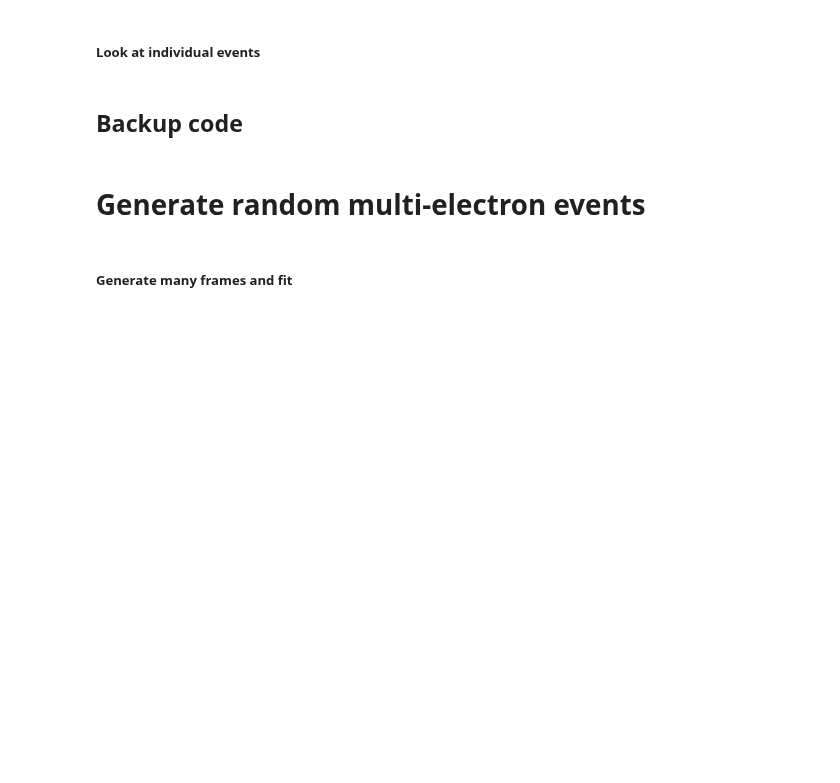
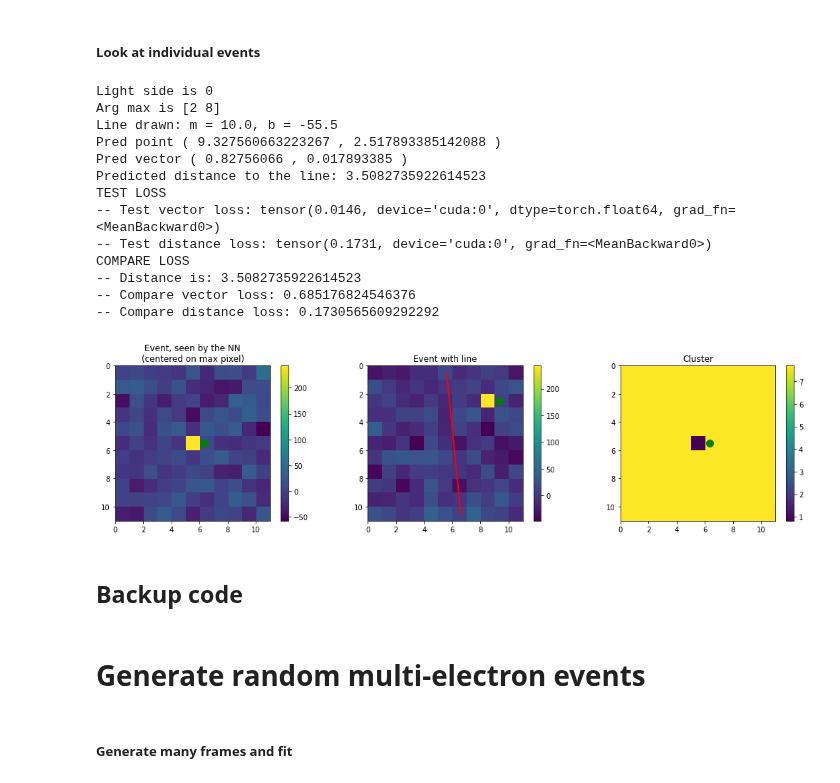
Before and after one commit to jerenner/emsim, a Jupyter notebook: notebooks/emsim_dataproc.ipynb, the cells around one changed output. Saved outputs shown, nothing was run; the diff lists cells and outputs as text; code cells hidden in the pictures; blank space fills up the shorter version.

```diff
--- a/notebooks/emsim_dataproc.ipynb
+++ b/notebooks/emsim_dataproc.ipynb
@@ -459,16 +448,16 @@ lrate       = 1e-3   # Learning rate to use in the training.
 load_model  = False   # Load an existing model
 tr.augment  = False  # Enable/disable data augmentation
 epoch_start = 0      # Number of initial epoch
-epoch_end   = 100    # Number of final epoch
-model_load_checkpoint = "{}/model_init_100.pt".format(modeldir)
+epoch_end   = 50    # Number of final epoch
+model_load_checkpoint = "{}/model_init_0.pt".format(modeldir)
 
 # Create the dataset.
-dataset_train = tr.RealFrameDataset("/home/jrenner/local/jerenner/emsim/notebooks/subimgs_580k_left.npz",
-                                    "/home/jrenner/local/jerenner/emsim/notebooks/subimgs_603k_right.npz",
-                                    0,500000)
-dataset_val = tr.RealFrameDataset("/home/jrenner/local/jerenner/emsim/notebooks/subimgs_580k_left.npz",
-                                  "/home/jrenner/local/jerenner/emsim/notebooks/subimgs_603k_right.npz",
-                                  500000,550000)
+dataset_train = tr.RealFrameDataset("/home/jrenner/local/jerenner/emsim/notebooks/subimgs_170k_left.npz",
+                                    "/home/jrenner/local/jerenner/emsim/notebooks/subimgs_173k_right.npz",
+                                    0,150000)
+dataset_val = tr.RealFrameDataset("/home/jrenner/local/jerenner/emsim/notebooks/subimgs_170k_left.npz",
+                                  "/home/jrenner/local/jerenner/emsim/notebooks/subimgs_173k_right.npz",
+                                  150000,170000)
 
 # Create the loaders.
 train_loader = DataLoader(dataset_train, batch_size=1000, shuffle=False, collate_fn=tr.my_collate_reg_line_realdata, num_workers=1)
@@ -479,7 +468,7 @@ model.cuda()
 
 optimizer = optim.Adam(model.parameters(), lr=lrate, betas=(0.9, 0.999), eps=1e-08, weight_decay=0, amsgrad=False)
 #optimizer = optim.RMSprop(model.parameters(), lr=lrate, weight_decay=1e-8, momentum=0.9)
-scheduler = optim.lr_scheduler.ReduceLROnPlateau(optimizer, 'min', patience=2)
+scheduler = optim.lr_scheduler.ReduceLROnPlateau(optimizer, 'min', patience=10)
 
 # Load the model from file.
 if(load_model):
@@ -508,6 +519,6 @@ model.eval()
 # %%
 # Look at individual events
-evt_plt = 7
+evt_plt = 31
 evt_item = dataset_train[evt_plt]
 evt_frame_cmax = np.array(evt_item[0])
 evt_frame      = np.array(evt_item[1])
@@ -517,11 +528,9 @@ evt_lside      = np.array(evt_item[4])
 evt_line_m     = evt_item[5]
 evt_line_b     = evt_item[6]
 print("Light side is",evt_lside)
+print("Arg max is",evt_argmax)
 
-# Compute the true row and col.
-row_true = evt_err[1] + evt_argmax[0] + 0.5
-col_true = evt_err[0] + evt_argmax[1] + 0.5
-print("True point (",col_true,",",row_true,")")
+evt_frame_cmax = np.copy(np.flip(evt_frame_cmax,axis=0))
 
 # Information for drawing the line.
 nrows = evt_frame.shape[0]
@@ -530,10 +539,6 @@ indices = np.indices((nrows,ncols))
 irows = indices[0]
 icols = indices[1]
 print("Line drawn: m = {}, b = {}".format(evt_line_m,evt_line_b))
-
-# Compute the distance from the true point to the line.
-dist_true = (evt_line_m*col_true - row_true + evt_line_b) / (evt_line_m**2 + 1)**0.5
-print("True distance to the line:",dist_true)
 
 # Run the model and compute the reconstructed point.
 data = torch.tensor(evt_frame_cmax).float().unsqueeze(0).unsqueeze(1).cuda()
@@ -554,14 +559,14 @@ fig.set_figwidth(18.0)
 
 ax1 = fig.add_subplot(131)
 plt.imshow(evt_frame_cmax,extent=[0,11,11,0])
-ax1.plot([evt_err[0]+5.5],[evt_err[1]+5.5],color='red',marker='*',markersize=10)
+#ax1.plot([evt_err[0]+5.5],[evt_err[1]+5.5],color='red',marker='*',markersize=10)
 ax1.plot([pred_err[0]+5.5],[pred_err[1]+5.5],color='green',marker='o',markersize=10)
 plt.colorbar()
 plt.title("Event, seen by the NN\n(centered on max pixel)")
 
 ax2 = fig.add_subplot(132)
 plt.imshow(evt_frame,extent=[0,11,11,0])
-ax2.plot([col_true],[row_true],color='red',marker='*',markersize=10)
+#ax2.plot([col_true],[row_true],color='red',marker='*',markersize=10)
 ax2.plot([col_pred],[row_pred],color='green',marker='o',markersize=10)
 plt.colorbar()
 plt.title("Event with line")
@@ -569,37 +574,52 @@ xfit = np.arange(0,ncols-1,0.1)
 yfit = evt_line_m*xfit + evt_line_b
 plt.plot(xfit[(yfit > 0) & (yfit < nrows)],yfit[(yfit > 0) & (yfit < nrows)],linewidth=2,color='red')
 
 # Compute a test loss
 batch_size = 1
 indices = np.indices((emnet.EVT_SIZE,emnet.EVT_SIZE))
 row_coords = torch.tensor(indices[0] + 0.5 - ((emnet.EVT_SIZE-1)/2 + 0.5)).repeat([batch_size,1,1]).cuda()
 col_coords = torch.tensor(indices[1] + 0.5 - ((emnet.EVT_SIZE-1)/2 + 0.5)).repeat([batch_size,1,1]).cuda()
 print("TEST LOSS")
 #loss_vec, loss_dist = tr.loss_reg_edge(torch.tensor([[evt_err[0],evt_err[1]]]), np.array([evt_argmax]), line_m, line_b, evt_lside)
 loss_vec, loss_dist, dist_reco_masked = tr.loss_reg_edge(data.squeeze(1), torch.tensor(evt_item[3]).unsqueeze(0).cuda(), output_score, row_coords, col_coords, torch.tensor([evt_argmax]).cuda(), evt_line_m, evt_line_b, evt_lside)
 print("-- Test vector loss:",loss_vec)
 print("-- Test distance loss:",loss_dist)
 
 ax3 = fig.add_subplot(133)
 plt.imshow(dist_reco_masked.cpu().detach().squeeze(0).numpy(),extent=[0,11,11,0])
-ax3.plot([evt_err[0]+5.5],[evt_err[1]+5.5],color='red',marker='*',markersize=10)
+#ax3.plot([evt_err[0]+5.5],[evt_err[1]+5.5],color='red',marker='*',markersize=10)
 ax3.plot([pred_err[0]+5.5],[pred_err[1]+5.5],color='green',marker='o',markersize=10)
 plt.colorbar()
 plt.title("Cluster")
 xfit = np.arange(0,ncols-1,0.1)
 yfit = evt_line_m*xfit + evt_line_b
 
 print("COMPARE LOSS")
-if(evt_lside == 0):
-    dist_true *= -1
+if(evt_lside == 1):
     dist_pred *= -1
-sigma_dist = 1
+sigma_dist = 2
 loss_vec = (pred_err[0]**2 + pred_err[1]**2)
 loss_dist = np.exp(-dist_pred/sigma_dist)
+print("-- Distance is:",dist_pred)
 print("-- Compare vector loss:",loss_vec)
 print("-- Compare distance loss:",loss_dist)
 #print("True vector is ({},{})".format(evt_vec[0],evt_vec[1]))
 #print("Predicted vector is ({},{})".format(pred_vec[0],pred_vec[1]))
+# %% [output]
+Light side is 0
+Arg max is [2 8]
+Line drawn: m = 10.0, b = -55.5
+Pred point ( 9.327560663223267 , 2.517893385142088 )
+Pred vector ( 0.82756066 , 0.017893385 )
+Predicted distance to the line: 3.5082735922614523
+TEST LOSS
+-- Test vector loss: tensor(0.0146, device='cuda:0', dtype=torch.float64, grad_fn=<MeanBackward0>)
+-- Test distance loss: tensor(0.1731, device='cuda:0', grad_fn=<MeanBackward0>)
+COMPARE LOSS
+-- Distance is: 3.5082735922614523
+-- Compare vector loss: 0.685176824546376
+-- Compare distance loss: 0.1730565609292292
+[figure, added]
 # %% [markdown]
 ## Backup code
 # %%
```
Also changed, not shown: parts of 11 cells of this notebook, 1 other file.
